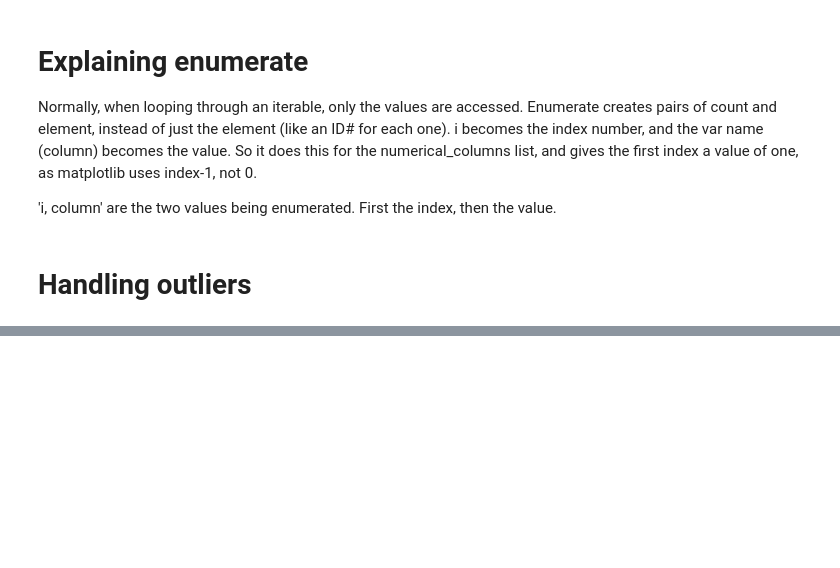
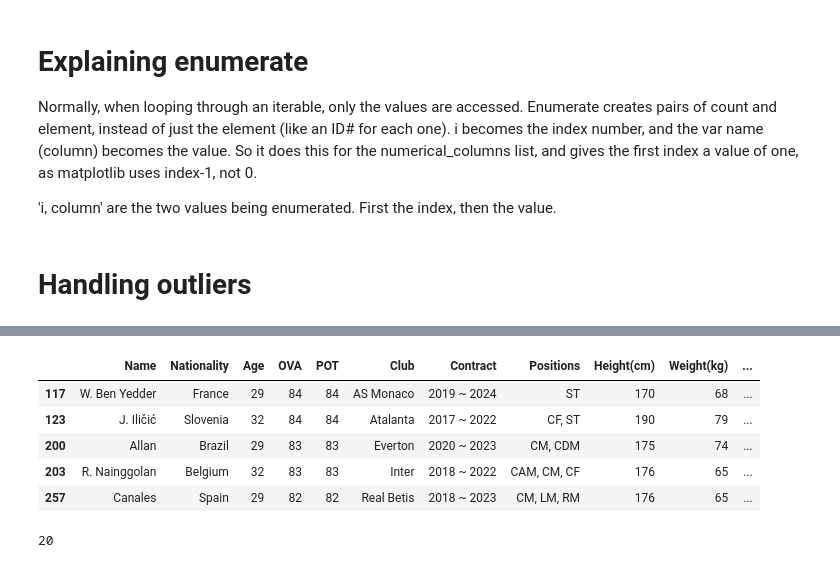
Before and after one commit to BenjaminDWood/FIFA, a Jupyter notebook: FIFA_Preprocessed.ipynb, the cells around one changed output, grey strips where cells are left out. Saved outputs shown, nothing was run; the diff lists cells and outputs as text; code cells hidden in the pictures; blank space fills up the shorter version.

```diff
--- a/FIFA_Preprocessed.ipynb
+++ b/FIFA_Preprocessed.ipynb
@@ -371,0 +501,14 @@ plt.show()
+# %%
+df_pp = df_pp[~df_pp['Club'].isin(brazil_clubs)]
+df_pp.head()
+# %% [output]
+|  | Name | Nationality | Age | OVA | POT | Club | Contract | Positions | Height(cm) | Weight(kg) | ... |
+| 117 | W. Ben Yedder | France | 29 | 84 | 84 | AS Monaco | 2019 ~ 2024 | ST | 170 | 68 | ... |
+| 123 | J. Iličić | Slovenia | 32 | 84 | 84 | Atalanta | 2017 ~ 2022 | CF, ST | 190 | 79 | ... |
+| 200 | Allan | Brazil | 29 | 83 | 83 | Everton | 2020 ~ 2023 | CM, CDM | 175 | 74 | ... |
+| 203 | R. Nainggolan | Belgium | 32 | 83 | 83 | Inter | 2018 ~ 2022 | CAM, CM, CF | 176 | 65 | ... |
+| 257 | Canales | Spain | 29 | 82 | 82 | Real Betis | 2018 ~ 2023 | CM, LM, RM | 176 | 65 | ... |
+# %%
+df_pp['Age'].min()
+# %% [output]
+20
```
Also changed, not shown: parts of 28 cells of this notebook.
